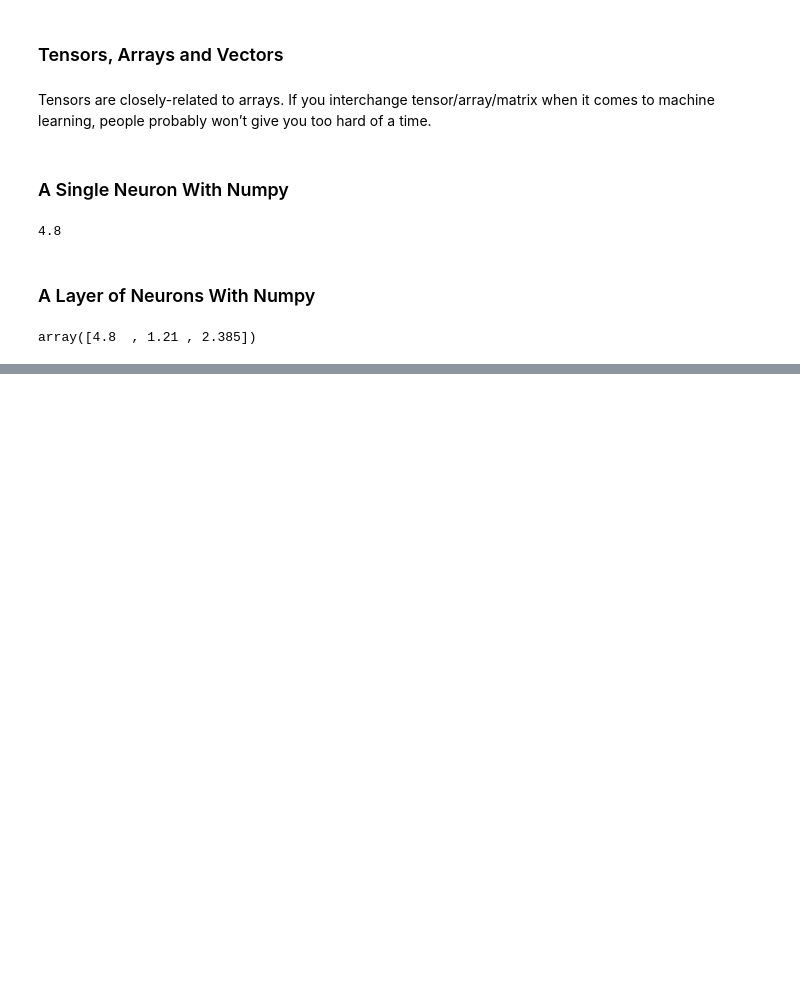
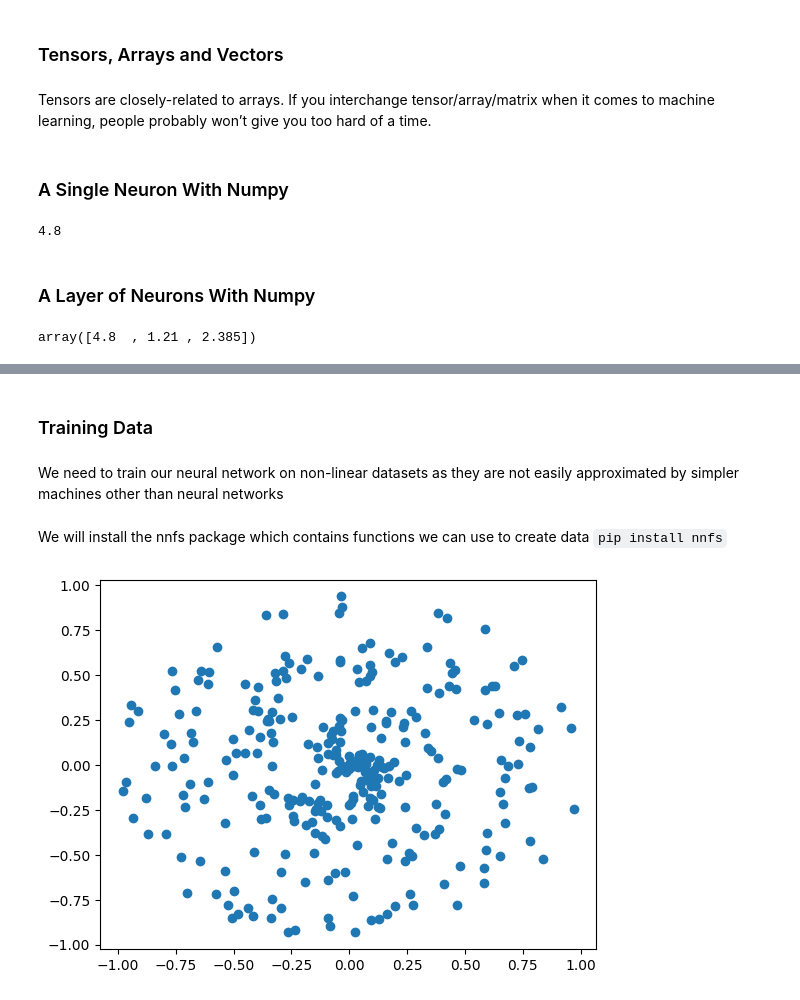
Before and after one commit to Bmitch44/nn_from_scratch, a Jupyter notebook: main.ipynb, the cells around one changed output, grey strips where cells are left out. Cells and saved outputs as stored; diff of their text form; code cells hidden in the pictures; blank space fills up the shorter version.

```diff
--- a/main.ipynb
+++ b/main.ipynb
@@ -135,0 +197,22 @@ array([4.8  , 1.21 , 2.385])
+# %% [markdown]
+### Training Data
+# %% [markdown]
+We need to train our neural network on non-linear datasets as they are not easily approximated by simpler machines other than neural networks
+# %% [markdown]
+We will install the nnfs package which contains functions we can use to create data `pip install nnfs`
+# %%
+from nnfs.datasets import spiral_data
+
+import numpy as np
+import nnfs
+
+nnfs.init()
+
+import matplotlib.pyplot as plt
+
+X, y = spiral_data(samples=100, classes=3)
+
+plt.scatter(X[:, 0], X[:, 1])
+plt.show()
+# %% [output]
+[figure, added]
```
Also changed, not shown: parts of 41 cells of this notebook, 26 other files.
